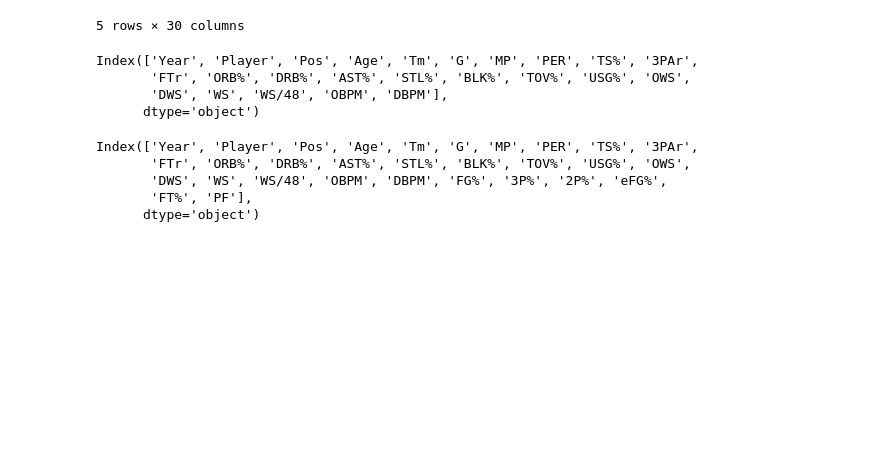
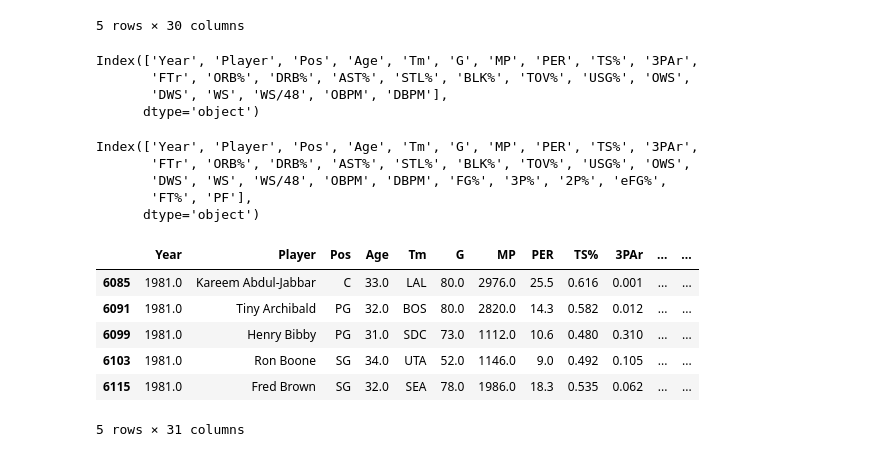
Before and after one commit to GauravMohan1/NBA-Veteran_Analysis, a Jupyter notebook: player_metrics.ipynb, the cells around one changed output. Drawn from its saved outputs; the diff is of its cells as text; code cells hidden in the pictures; blank space fills up the shorter version.

Commit message:
Created target column + wrote modified data to csv

```diff
--- a/player_metrics.ipynb
+++ b/player_metrics.ipynb
@@ -270,0 +273,26 @@ Index(['Year', 'Player', 'Pos', 'Age', 'Tm', 'G', 'MP', 'PER', 'TS%', '3PAr',
+# %%
+player_names = [p[:-1] if p.endswith('*') else p for p in list(data['Player'])]
+data['Player'] = player_names
+# %%
+target = []
+player_names = []
+for index, row in data.iterrows():
+    current_player = row['Player']
+    next_year = row['Year'] + 1
+
+    try:
+        tgt = data.loc[(data['Player'] == current_player) & (data['Year'] == next_year)].iloc[0]['WS']
+        target.append(tgt)
+    except:
+        target.append(math.nan)
+# %%
+data['Target'] = target
+data.head()
+# %% [output]
+|  | Year | Player | Pos | Age | Tm | G | MP | PER | TS% | 3PAr | ... | ... |
+| 6085 | 1981.0 | Kareem Abdul-Jabbar | C | 33.0 | LAL | 80.0 | 2976.0 | 25.5 | 0.616 | 0.001 | ... | ... |
+| 6091 | 1981.0 | Tiny Archibald | PG | 32.0 | BOS | 80.0 | 2820.0 | 14.3 | 0.582 | 0.012 | ... | ... |
+| 6099 | 1981.0 | Henry Bibby | PG | 31.0 | SDC | 73.0 | 1112.0 | 10.6 | 0.480 | 0.310 | ... | ... |
+| 6103 | 1981.0 | Ron Boone | SG | 34.0 | UTA | 52.0 | 1146.0 | 9.0 | 0.492 | 0.105 | ... | ... |
+| 6115 | 1981.0 | Fred Brown | SG | 32.0 | SEA | 78.0 | 1986.0 | 18.3 | 0.535 | 0.062 | ... | ... |
+5 rows × 31 columns
```
Also changed, not shown: parts of 3 cells of this notebook, 1 other file.
